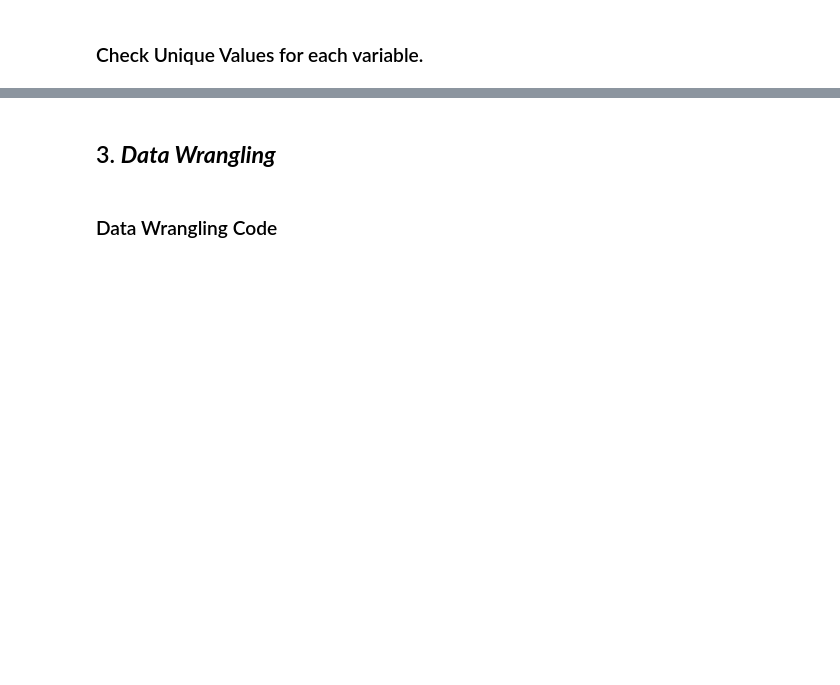
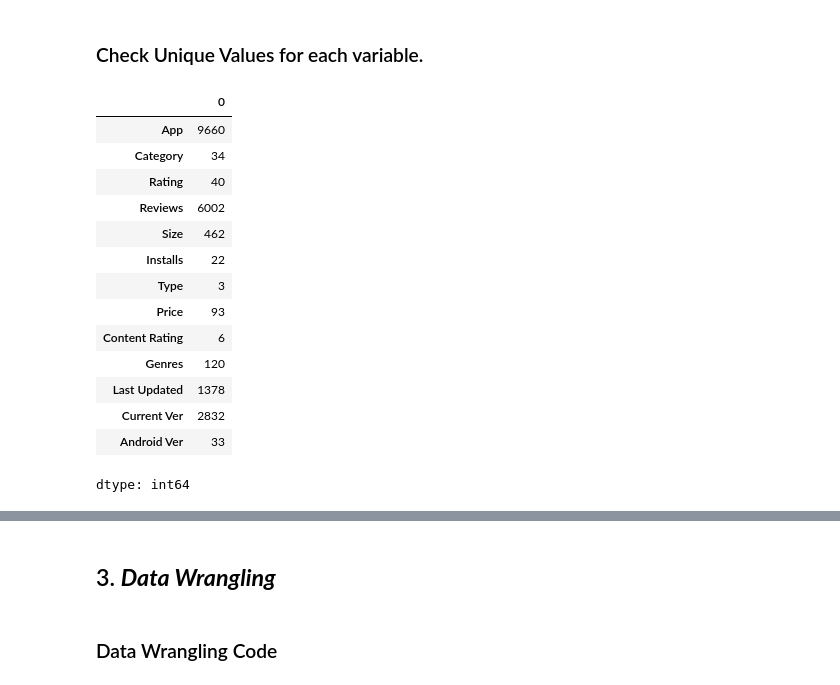
Before and after one commit to manojDOX/Play-Store-App-Review-Analysis-EDA, a Jupyter notebook: Play_Store_App_Review_Analysis_EDA.ipynb, the cells around one changed output, grey strips where cells are left out. Saved outputs shown, nothing was run; the diff lists cells and outputs as text; code cells hidden in the pictures; blank space fills up the shorter version.

```diff
--- a/Play_Store_App_Review_Analysis_EDA.ipynb
+++ b/Play_Store_App_Review_Analysis_EDA.ipynb
@@ -276,3 +322,20 @@ Answer Here
 ### Check Unique Values for each variable.
 # %%
 # Check Unique Values for each variable.
+data_playstore.nunique()
+# %% [output]
+|  | 0 |
+| App | 9660 |
+| Category | 34 |
+| Rating | 40 |
+| Reviews | 6002 |
+| Size | 462 |
+| Installs | 22 |
+| Type | 3 |
+| Price | 93 |
+| Content Rating | 6 |
+| Genres | 120 |
+| Last Updated | 1378 |
+| Current Ver | 2832 |
+| Android Ver | 33 |
+dtype: int64
```
Also changed, not shown: parts of 15 cells of this notebook.
